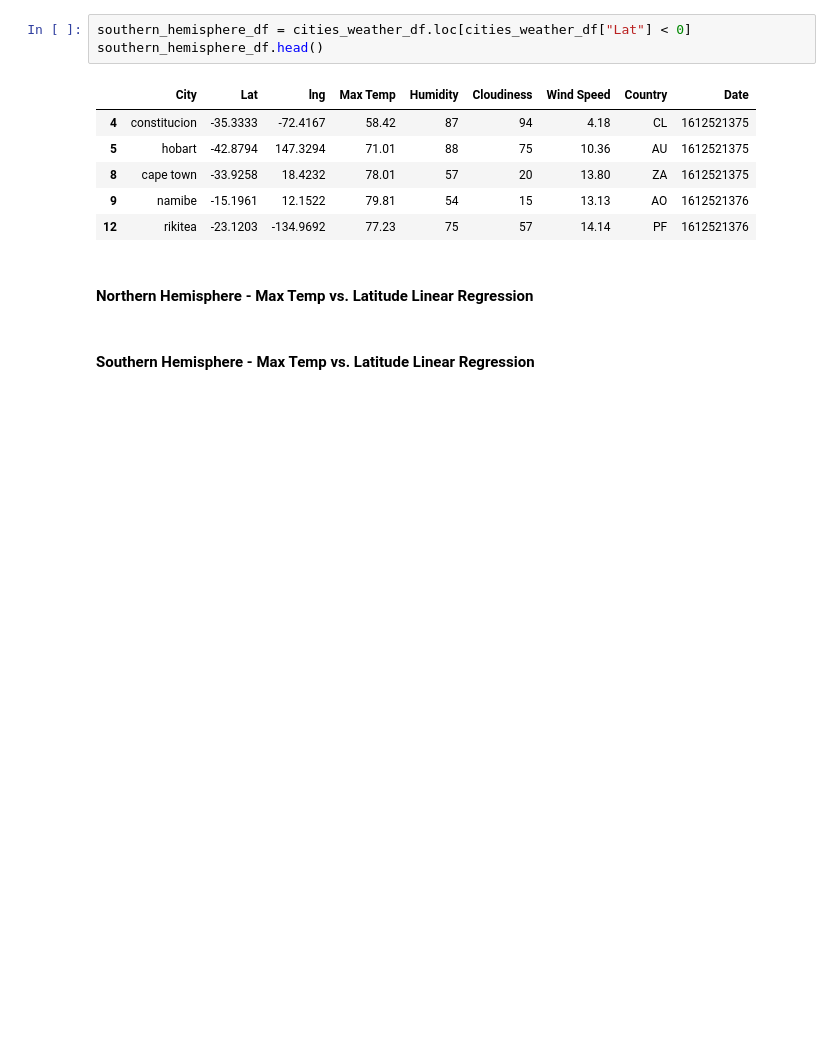
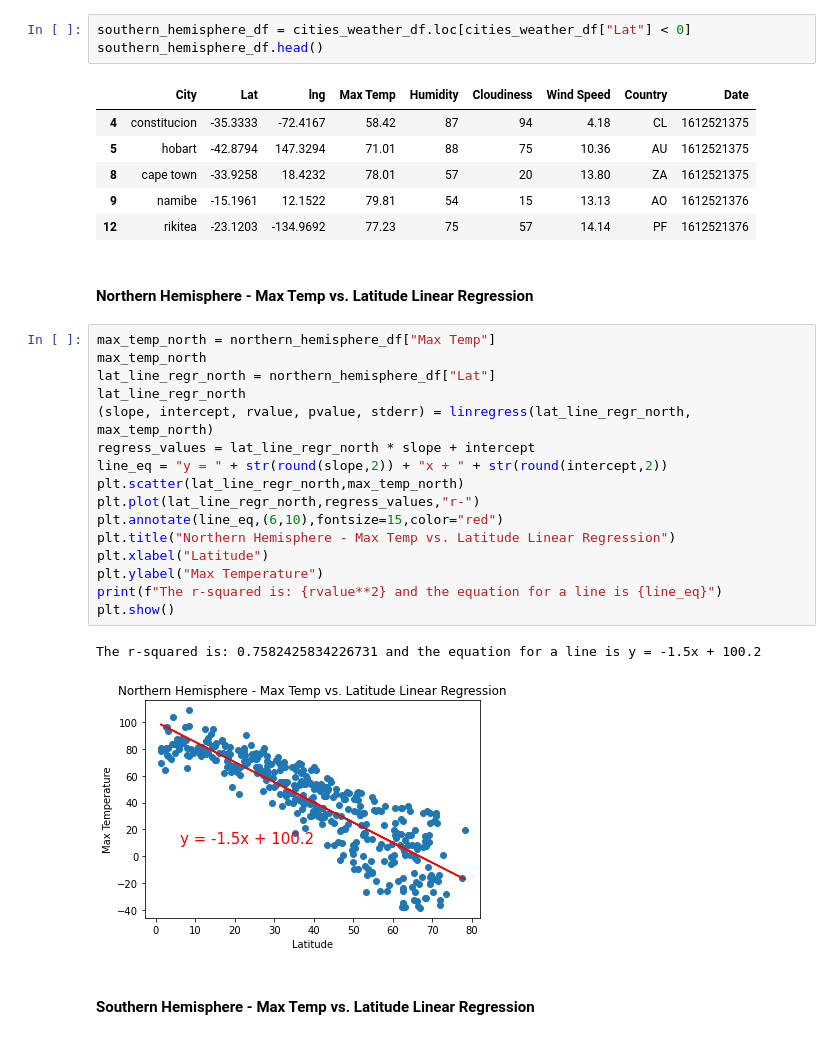
Before and after one commit to joekimga/python-api-challenge, a Jupyter notebook: starter_code/WeatherPy.ipynb, the cells around one changed output. Saved outputs shown, nothing was run; the diff lists cells and outputs as text; blank space fills up the shorter version.

Commit message:
Linear Regression

```diff
--- a/starter_code/WeatherPy.ipynb
+++ b/starter_code/WeatherPy.ipynb
@@ -711,5 +711,24 @@ southern_hemisphere_df.head()
 | 12 | rikitea | -23.1203 | -134.9692 | 77.23 | 75 | 57 | 14.14 | PF | 1612521376 |
 # %% [markdown]
 ####  Northern Hemisphere - Max Temp vs. Latitude Linear Regression
+# %%
+max_temp_north = northern_hemisphere_df["Max Temp"]
+max_temp_north
+lat_line_regr_north = northern_hemisphere_df["Lat"]
+lat_line_regr_north
+(slope, intercept, rvalue, pvalue, stderr) = linregress(lat_line_regr_north, max_temp_north)
+regress_values = lat_line_regr_north * slope + intercept
+line_eq = "y = " + str(round(slope,2)) + "x + " + str(round(intercept,2))
+plt.scatter(lat_line_regr_north,max_temp_north)
+plt.plot(lat_line_regr_north,regress_values,"r-")
+plt.annotate(line_eq,(6,10),fontsize=15,color="red")
+plt.title("Northern Hemisphere - Max Temp vs. Latitude Linear Regression")
+plt.xlabel("Latitude")
+plt.ylabel("Max Temperature")
+print(f"The r-squared is: {rvalue**2} and the equation for a line is {line_eq}")
+plt.show()
+# %% [output]
+The r-squared is: 0.7582425834226731 and the equation for a line is y = -1.5x + 100.2
+[figure, added]
 # %% [markdown]
 ####  Southern Hemisphere - Max Temp vs. Latitude Linear Regression
```
Also changed, not shown: parts of 7 cells of this notebook, 2 other files.
